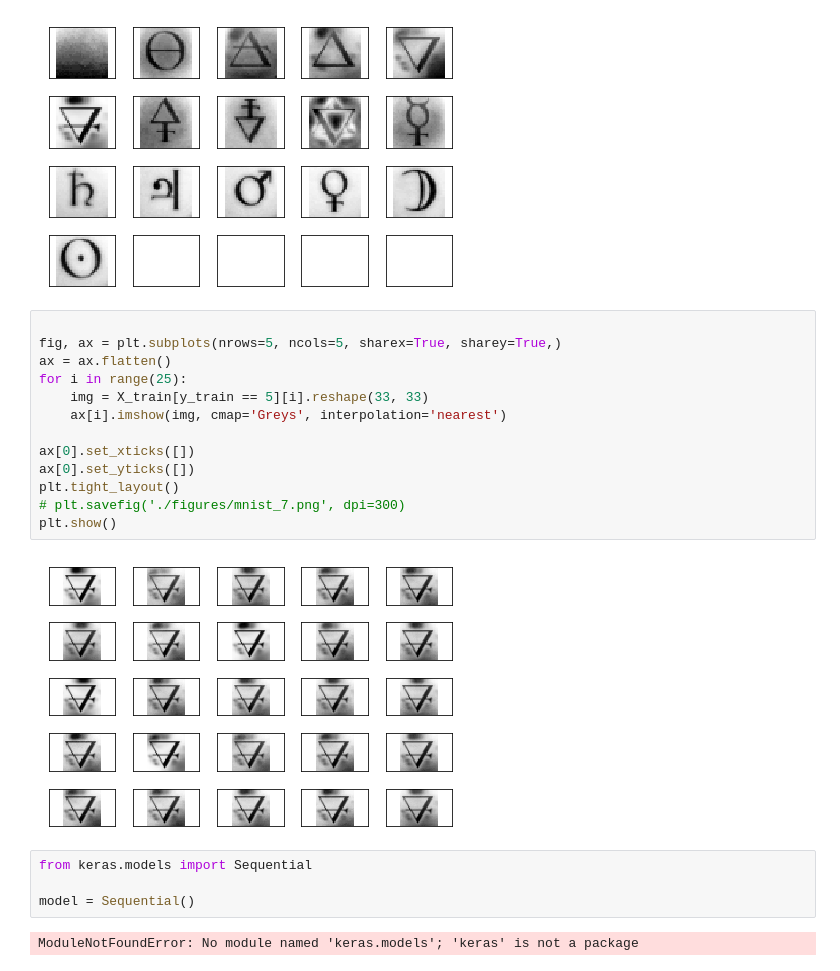
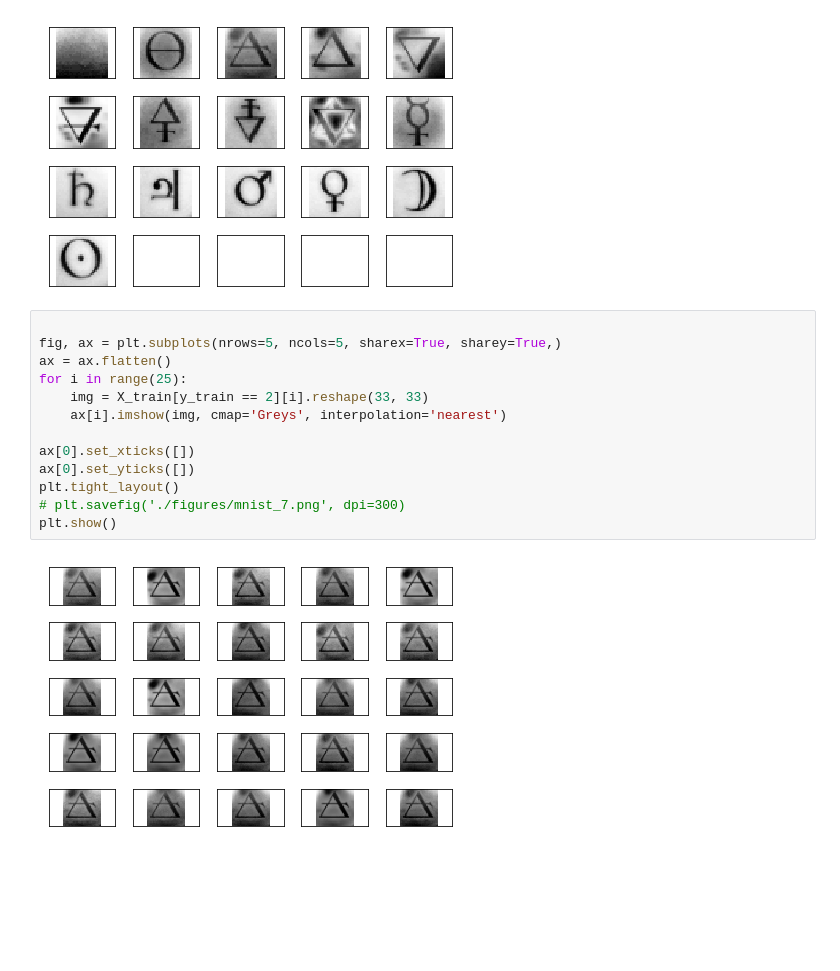
Before and after one commit to Tsuki/Tensorflow-Sigmar-Garden, a Jupyter notebook: keras.ipynb, the cells around one changed output. Cells and saved outputs as stored; diff of their text form; blank space fills up the shorter version.

Commit message:
Train

```diff
--- a/keras.ipynb
+++ b/keras.ipynb
@@ -121,21 +118,15 @@ plt.show()
 # %%
 
 fig, ax = plt.subplots(nrows=5, ncols=5, sharex=True, sharey=True,)
 ax = ax.flatten()
 for i in range(25):
-    img = X_train[y_train == 5][i].reshape(33, 33)
+    img = X_train[y_train == 2][i].reshape(33, 33)
     ax[i].imshow(img, cmap='Greys', interpolation='nearest')
 
 ax[0].set_xticks([])
 ax[0].set_yticks([])
 plt.tight_layout()
 # plt.savefig('./figures/mnist_7.png', dpi=300)
 plt.show()
 # %% [output]
-[figure, old version]
+[figure, new version]
-# %%
-from keras.models import Sequential
-
-model = Sequential()
-# %% [output]
-ModuleNotFoundError: No module named 'keras.models'; 'keras' is not a package
```
Also changed, not shown: parts of 2 cells of this notebook, 4 other files.
